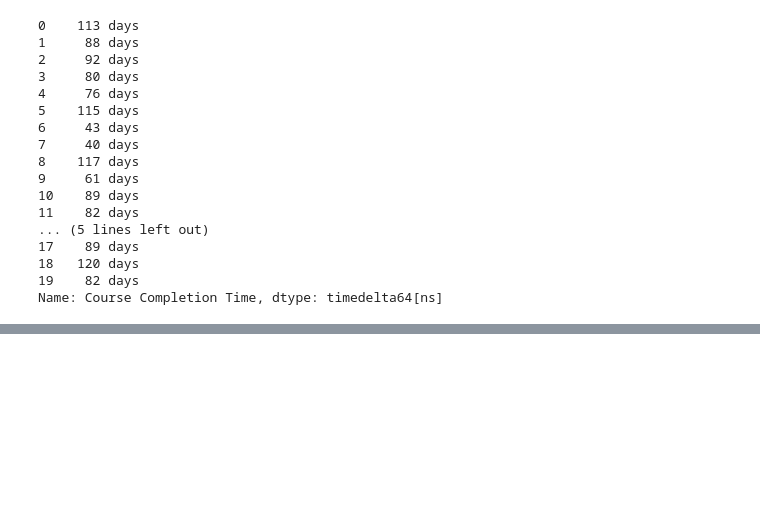
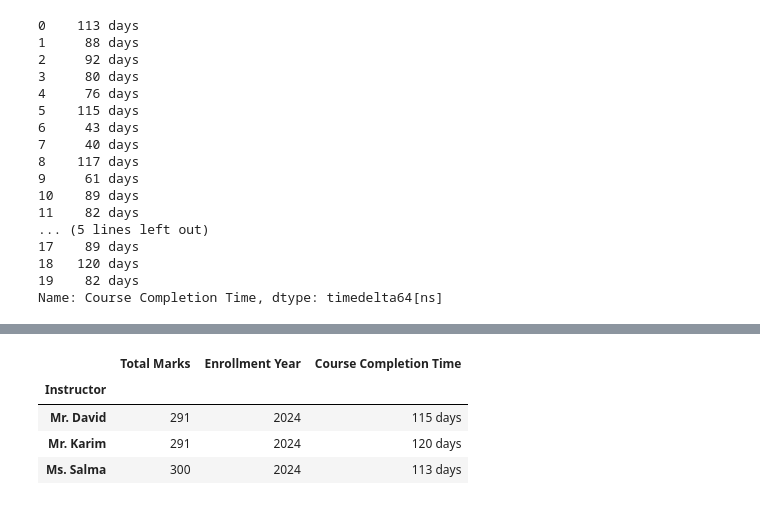
Before and after one commit to kazrkb/p-modules, a Jupyter notebook: m-14/m-14_pandas_part_2.ipynb, the cells around one changed output, grey strips where cells are left out. Saved outputs shown, nothing was run; the diff lists cells and outputs as text; code cells hidden in the pictures; blank space fills up the shorter version.

```diff
--- a/m-14/m-14_pandas_part_2.ipynb
+++ b/m-14/m-14_pandas_part_2.ipynb
@@ -867,0 +908,8 @@ Name: Course Completion Time, dtype: timedelta64[ns]
+# %%
+group.max()
+# %% [output]
+|  | Total Marks | Enrollment Year | Course Completion Time |
+| Instructor |  |  |  |
+| Mr. David | 291 | 2024 | 115 days |
+| Mr. Karim | 291 | 2024 | 120 days |
+| Ms. Salma | 300 | 2024 | 113 days |
```
Also changed, not shown: parts of 7 cells of this notebook.
